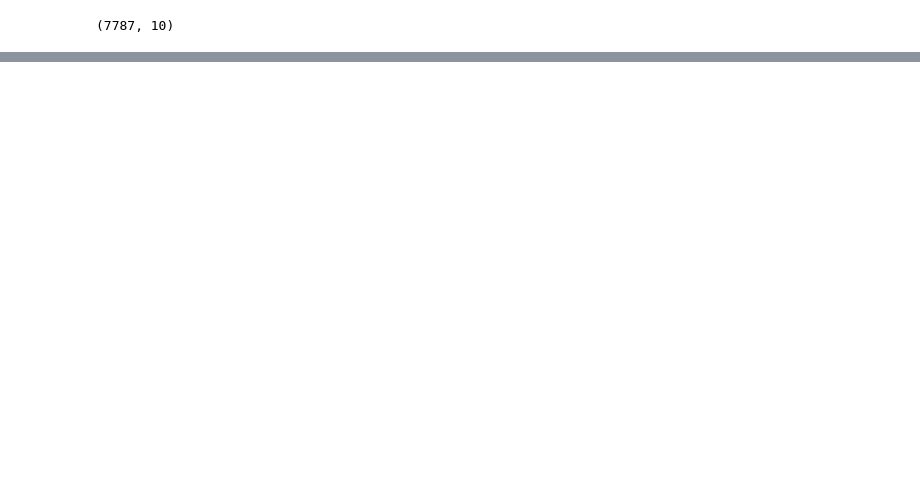
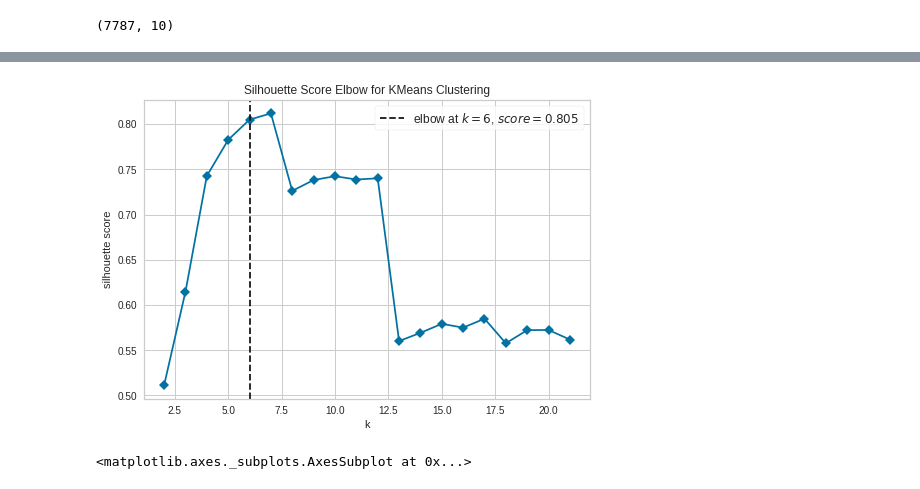
Before and after one commit to rubeshajith/NETFLIX-MOVIES-AND-TV-SHOWS-CLUSTERING, a Jupyter notebook: NETFLIX_MOVIES_AND_TV_SHOWS_CLUSTERING.ipynb, the cells around one changed output, grey strips where cells are left out. Cells and saved outputs as stored; diff of their text form; code cells hidden in the pictures; blank space fills up the shorter version.

```diff
--- a/NETFLIX_MOVIES_AND_TV_SHOWS_CLUSTERING.ipynb
+++ b/NETFLIX_MOVIES_AND_TV_SHOWS_CLUSTERING.ipynb
@@ -1947,13 +1974,16 @@ plt.show
 # %%
 from sklearn.cluster import KMeans
 
 from yellowbrick.cluster import KElbowVisualizer
 
 model = KMeans(random_state=5)
-visualizer = KElbowVisualizer(model, k=(2,22), metric='silhouette', timings=False, locate_elbow=False)
+visualizer = KElbowVisualizer(model, k=(2,22), metric='silhouette', timings=False, locate_elbow=True)
 
-visualizer.fit(X_transformed)
+visualizer.fit(X)
 visualizer.show()
+# %% [output]
+[figure, added]
+<matplotlib.axes._subplots.AxesSubplot at 0x...>
 # %%
 sum_of_sq_dist = {}
 for k in range(2,22):
```
Also changed, not shown: parts of 27 cells of this notebook.
